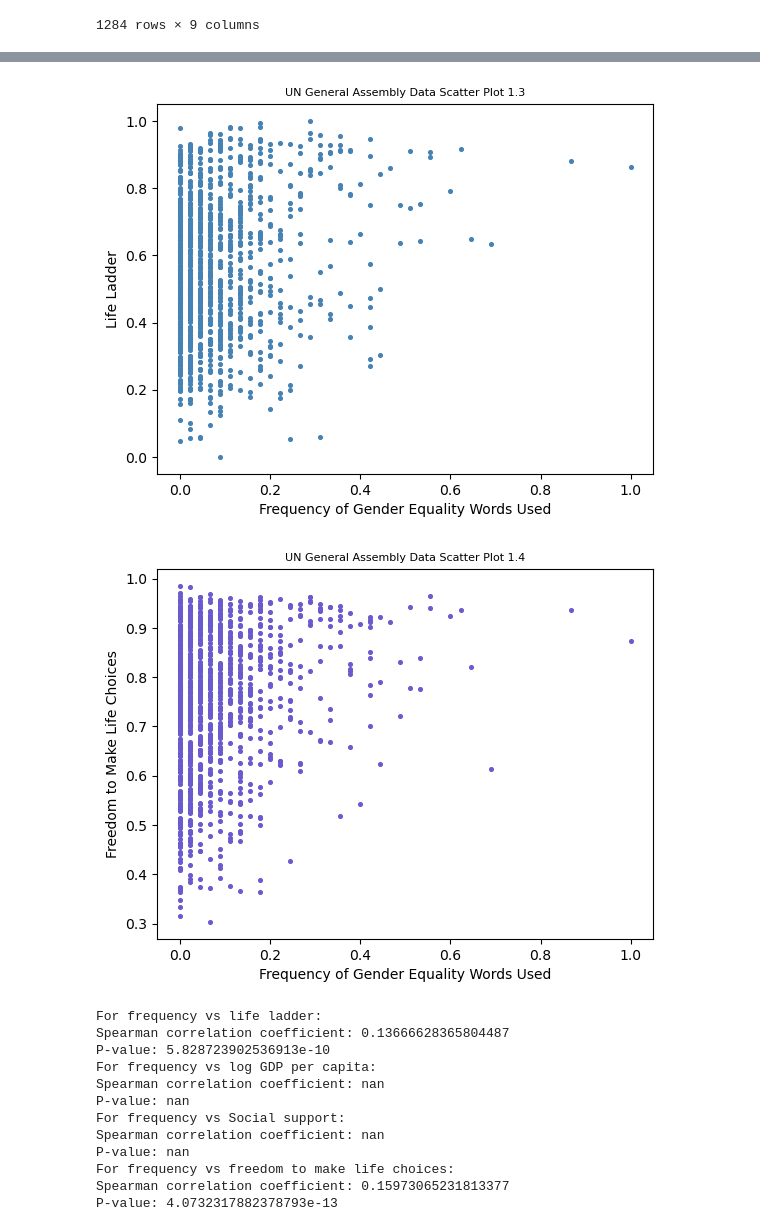
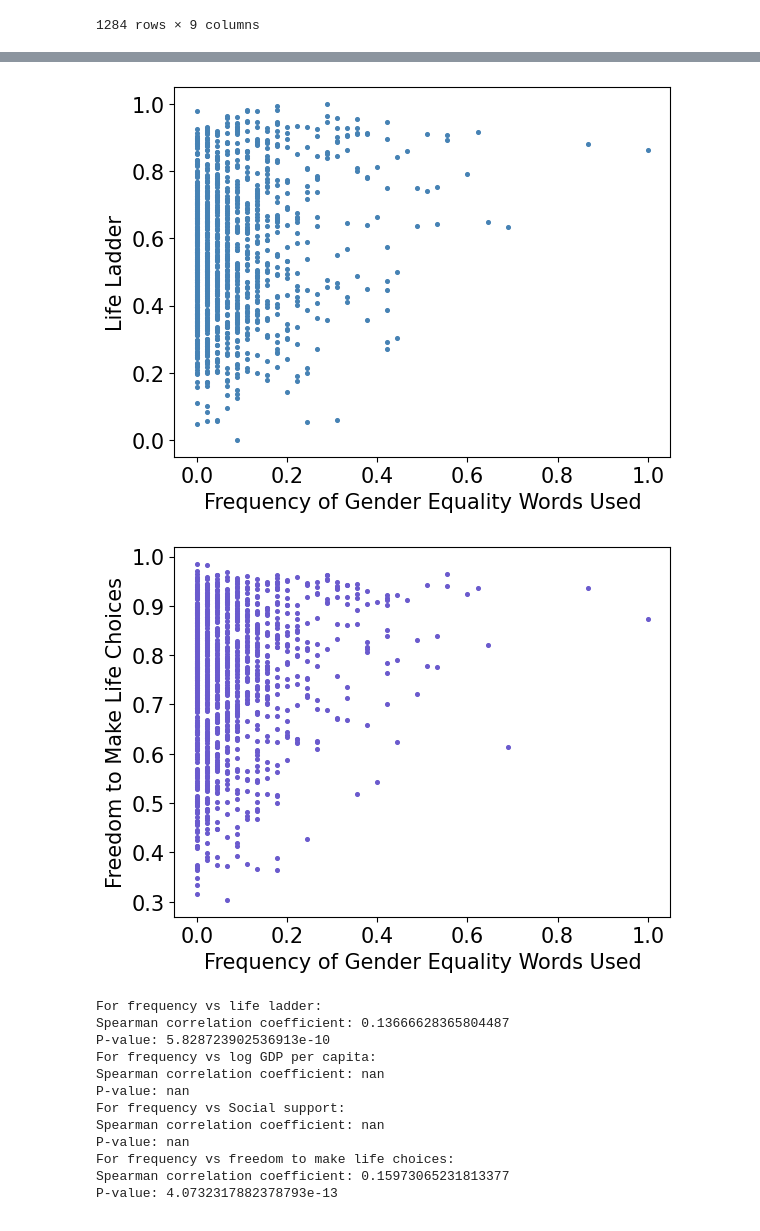
Before and after one commit to KonstantinidouCh/UN-Female-Education, a Jupyter notebook: notebooks/Exploratory Question.ipynb, the cells around one changed output, grey strips where cells are left out. Drawn from its saved outputs; the diff is of its cells as text; code cells hidden in the pictures.

```diff
--- a/notebooks/Exploratory Question.ipynb
+++ b/notebooks/Exploratory Question.ipynb
@@ -475,21 +477,23 @@ plt.savefig('freq_socialsupport.png')
 # %%
 train_data.plot.scatter(x="Frequency", y="Life Ladder", s=7, c='steelblue', marker='o')
 # Adding title and labels
-plt.title('UN General Assembly Data Scatter Plot 1.3', fontsize=8)
-plt.xlabel('Frequency of Gender Equality Words Used')
-plt.ylabel('Life Ladder')
+plt.xlabel('Frequency of Gender Equality Words Used', fontsize=15)
+plt.ylabel('Life Ladder', fontsize=15)
+plt.xticks(fontsize=15)
+plt.yticks(fontsize=15)
 plt.savefig('freq_lifeladder.png')
 # %% [output]
-[figure, old version]
+[figure, new version]
 # %%
 train_data.plot.scatter(x="Frequency", y="Freedom to make life choices", s=7, c='slateblue', marker='o')
 # Adding title and labels
-plt.title('UN General Assembly Data Scatter Plot 1.4', fontsize=8)
-plt.xlabel('Frequency of Gender Equality Words Used')
-plt.ylabel('Freedom to Make Life Choices')
+plt.xlabel('Frequency of Gender Equality Words Used', fontsize=15)
+plt.ylabel('Freedom to Make Life Choices', fontsize=15)
+plt.xticks(fontsize=15)
+plt.yticks(fontsize=15)
 plt.savefig('freq_freedom.png')
 # %% [output]
-[figure, old version]
+[figure, new version]
 # %%
 import pandas as pd
 from scipy.stats import spearmanr
```
Also changed, not shown: parts of 7 cells of this notebook, 4 other files.
